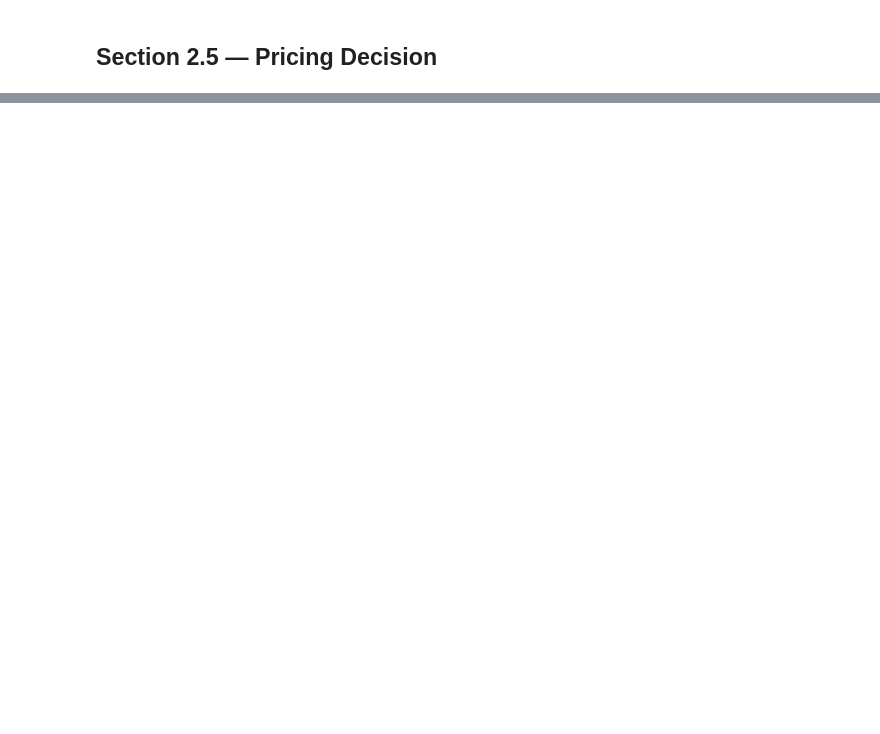
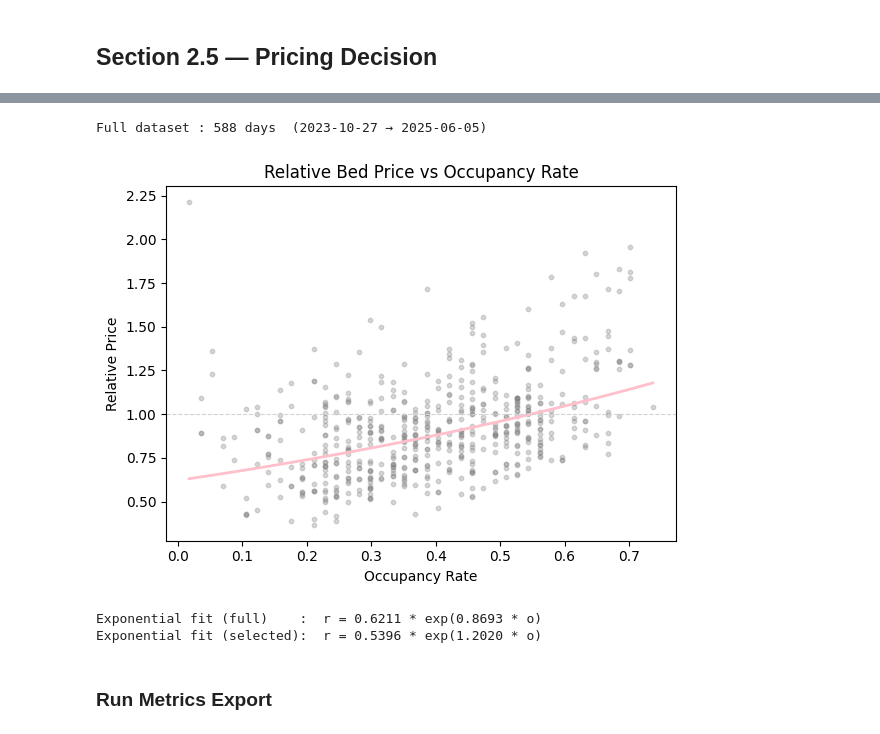
Before and after one commit to jednorukypilot/thesis, a Jupyter notebook: python/model_pipeline.ipynb, the cells around one changed output, grey strips where cells are left out. Cells and saved outputs as stored; diff of their text form; code cells hidden in the pictures; blank space fills up the shorter version.

Commit message:
wip: switch to full year

```diff
--- a/python/model_pipeline.ipynb
+++ b/python/model_pipeline.ipynb
@@ -257,0 +645,45 @@ price_table
+# %%
+# ── Exponential trend: full dataset (all reservations, no date filter) ───────
+full_daily = transform_to_daily_stays(relevant_data)
+full_daily['stay_date'] = pd.to_datetime(full_daily['stay_date'])
+
+full_base_prices  = compute_base_prices(full_daily)
+full_capacity     = listing_summary['max_people_count'].sum()
+full_occ          = compute_occupancy_rate(full_daily, full_capacity)
+full_rpi          = compute_relative_price_index(full_daily, full_base_prices)
+full_sample       = build_historical_sample(full_occ, full_rpi)
+
+print(f"Full dataset : {len(full_sample)} days  "
+      f"({full_sample.index.min().date()} → {full_sample.index.max().date()})")
+
+x_f = full_sample['occupancy_rate'].values
+y_f = full_sample['relative_price_index'].values
+
+mask_f = y_f > 0
+b_full, log_a_full = np.polyfit(x_f[mask_f], np.log(y_f[mask_f]), 1)
+a_full = np.exp(log_a_full)
+
+x_line_f = np.linspace(x_f.min(), x_f.max(), 300)
+y_line_f  = a_full * np.exp(b_full * x_line_f)
+
+fig, ax = plt.subplots(figsize=(6, 4.5))
+ax.scatter(x_f, y_f, alpha=0.3, s=10, color='gray', )
+ax.plot(x_line_f, y_line_f, color='pink', linewidth=2,
+        label=f'Exp. trend: $r = {a_full:.3f}\\cdot e^{{{b_full:.3f}\\,o}}$')
+ax.axhline(1.0, color='lightgray', linestyle='--', linewidth=0.8)
+ax.set_xlabel('Occupancy Rate')
+ax.set_ylabel('Relative Price')
+ax.set_title('Relative Bed Price vs Occupancy Rate')
+# ax.legend()
+plt.tight_layout()
+plt.show()
+
+print(f"\nExponential fit (full)    :  r = {a_full:.4f} * exp({b_full:.4f} * o)")
+print(f"Exponential fit (selected):  r = {a_sel:.4f} * exp({b_sel:.4f} * o)")
+# %% [output]
+Full dataset : 588 days  (2023-10-27 → 2025-06-05)
+[figure, added]
+Exponential fit (full)    :  r = 0.6211 * exp(0.8693 * o)
+Exponential fit (selected):  r = 0.5396 * exp(1.2020 * o)
+# %% [markdown]
+### Run Metrics Export
```
Also changed, not shown: parts of 24 cells of this notebook, 11 other files.
